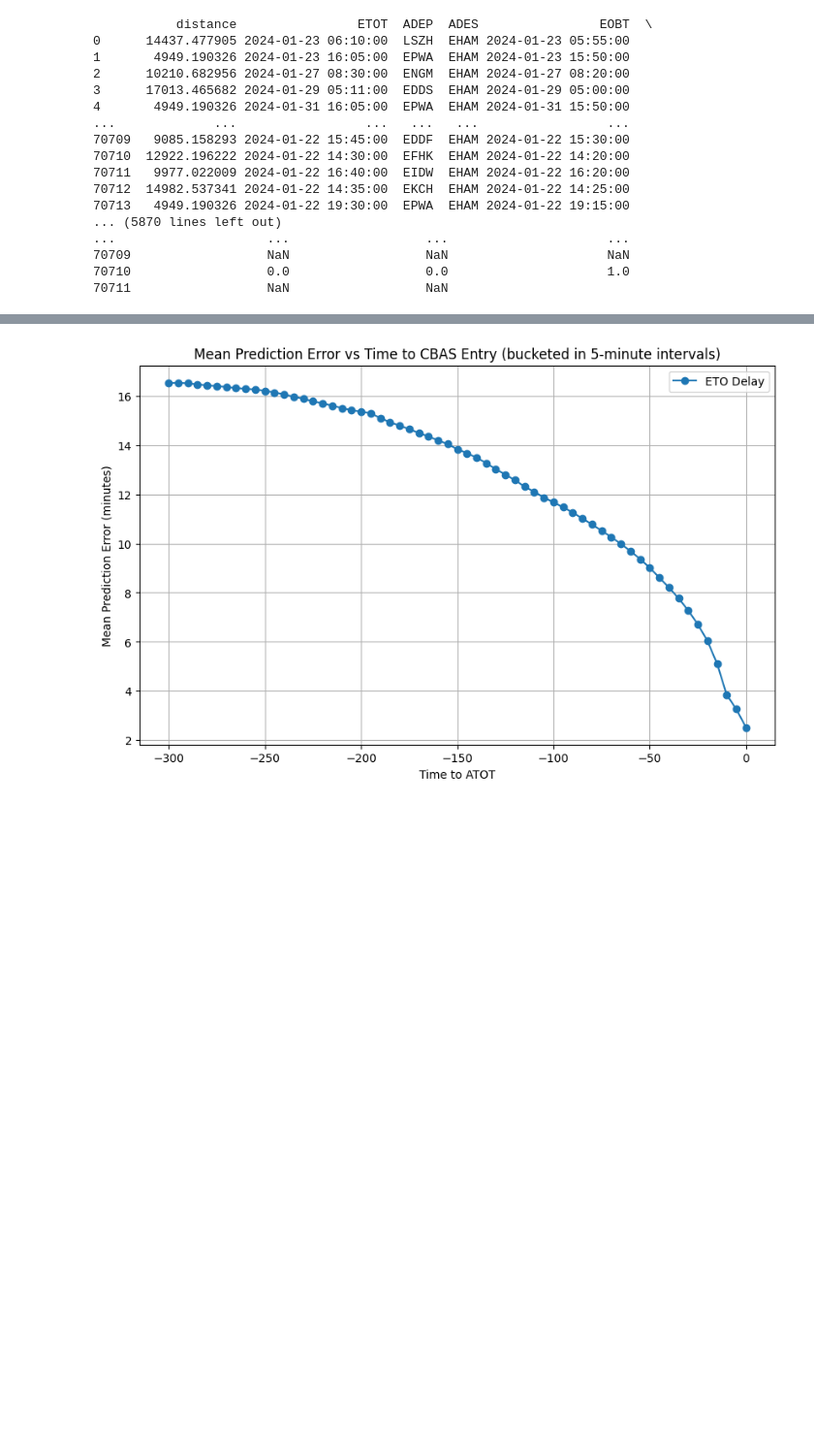
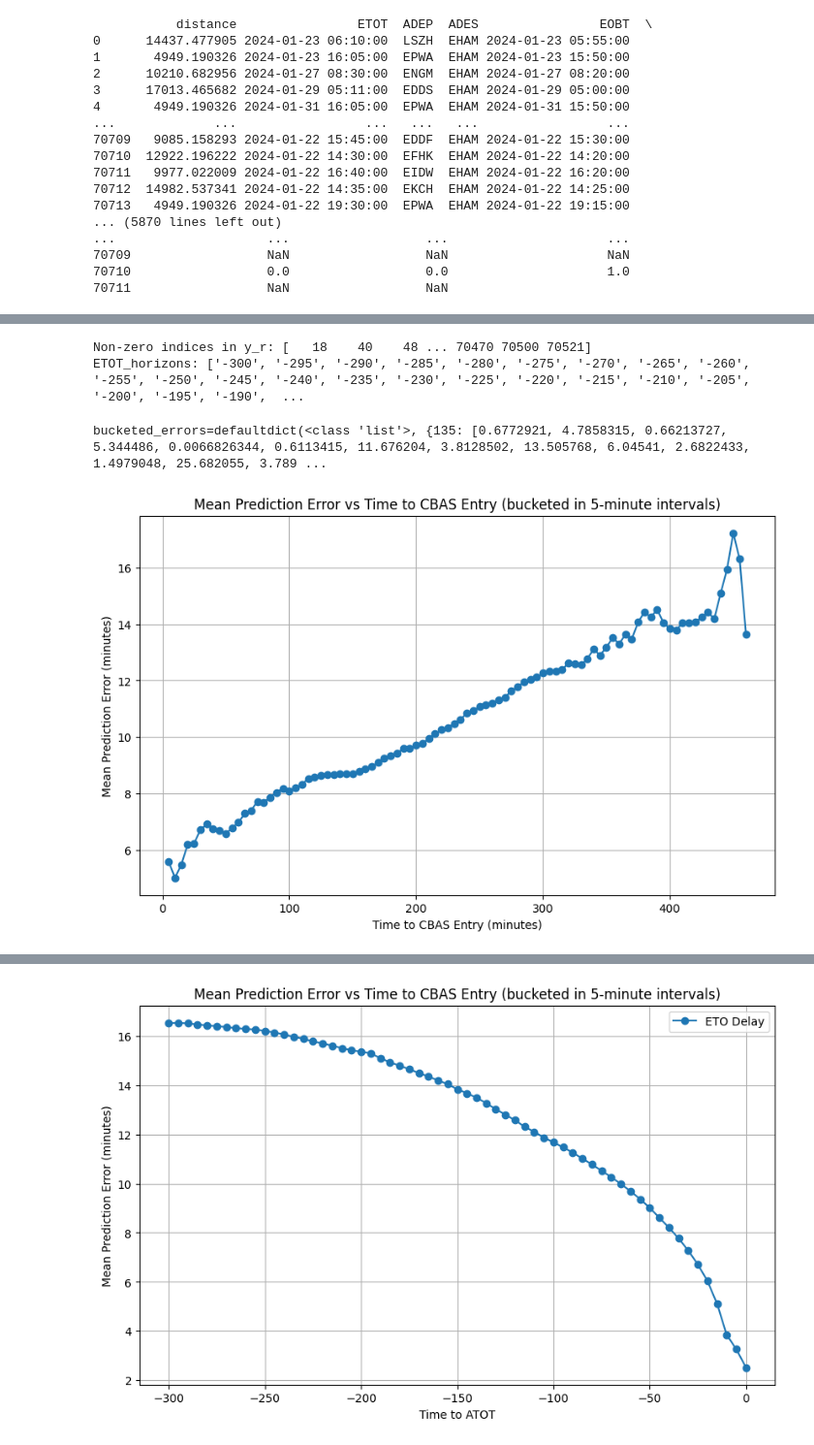
Before and after one commit to 0578Tex/AirTrafficDelay, a Jupyter notebook: analysis.ipynb, the cells around one changed output, grey strips where cells are left out. Shown at 97% size. Saved outputs shown, nothing was run; the diff lists cells and outputs as text; code cells hidden in the pictures; blank space fills up the shorter version.

```diff
--- a/analysis.ipynb
+++ b/analysis.ipynb
@@ -110,3 +112,81 @@ ETOT_horizons: ['-300', '-295', '-290', '-285', '-280', '-275', '-270', '-265',
+# %%
+warnings.filterwarnings("ignore", category=UserWarning)
+from tqdm import tqdm
+from lstm import LSTMRollingForecaster
+from collections import defaultdict
+import matplotlib.pyplot as plt
+warnings.filterwarnings("ignore", category=UserWarning)
+
+# Initialize variables
+ap = []
+target_length = 61  # Target length for each error array
+start_idx, end_idx = -10000, -9000  # Define your index range as variables5
+# start_idx, end_idx = 16000, 16500  # Define your index range as variables
+
+# Debug: Print initial data for checking
+print(f'Non-zero indices in y_r: {np.where(y_r == 1)[0]}')
+print(f'ETOT_horizons: {ETOT_horizons}')
+error_dict = {}
+
+# Loop through the specified range in `y_r`
+for fnr in tqdm(np.where((y_r <= 120))[0][start_idx:end_idx]):
+    # Create rolling forecaster instance
+    # print(f'{fnr=}')
+    recursive = LSTMRollingForecaster(best_model, data_prep, X_real[fnr], ETOT_horizons)
+    pred = recursive.rolling_forecast()
+    # print(f'{pred=}')
+    # Calculate absolute error per timestep
+    absolute_error_per_timestep = np.abs(pred[-target_length:] - y_r[fnr])[::-1]
+
+    clabel = [x.astype('timedelta64[s]').astype(int) / 60 for x in cbaslabels[fnr] if not np.isnat(x)][-target_length:][::-1]
+    # print(f'{len(clabel)=} {clabel}')
+    # print(f'{len(absolute_error_per_timestep)=} {absolute_error_per_timestep}')
+    if len(absolute_error_per_timestep) > len(clabel):
+        # print(f'{fnr=} {len(absolute_error_per_timestep)=} { len(clabel)=}')
+        absolute_error_per_timestep = absolute_error_per_timestep[-len(clabel):]
+        # continue
+    # Loop over the filtered `clabel` and `absolute_error_per_timestep`
+    for i in range(len(absolute_error_per_timestep)):
+        time_to_cbas = np.round(clabel[i],0)
+        if time_to_cbas not in error_dict:
+
+            error_dict[time_to_cbas] = []
+        error_dict[time_to_cbas].append(absolute_error_per_timestep[i])
+        # print(f'{error_dict=}')
+    # break
+
+bucketed_errors = defaultdict(list)
+for time_in_seconds, errors in error_dict.items():
+    time_in_minutes = time_in_seconds   # Convert seconds to minutes
+    bucket = int(time_in_minutes // 5) * 5   # Group into 5-minute buckets
+    bucketed_errors[bucket].extend(errors)   # Aggregate errors within the bucket
+
+# Compute the mean error for each bucket
+mean_errors_by_bucket = {bucket: np.nanmean(errors) for bucket, errors in bucketed_errors.items()}
+
+# Sort the buckets
+sorted_buckets = sorted(mean_errors_by_bucket.items())
+print(f'{bucketed_errors=}')
+# Extract sorted times and mean errors for plotting
+times = [item[0] for item in sorted_buckets]
+errors = [item[1] for item in sorted_buckets]
+
+# Plot the results
+plt.figure(figsize=(10, 6))
+plt.plot(times[:-10], errors[:-10], marker='o', linestyle='-')
+plt.title("Mean Prediction Error vs Time to CBAS Entry (bucketed in 5-minute intervals)")
+plt.xlabel("Time to CBAS Entry (minutes)")
+plt.ylabel("Mean Prediction Error (minutes)")
+plt.grid(True)
+plt.show()
+
+
+# Calculate mean absolute error (MAE) per timestep, ignoring NaNs in the calculation
+# %% [output]
+Non-zero indices in y_r: [   18    40    48 ... 70470 70500 70521]
+ETOT_horizons: ['-300', '-295', '-290', '-285', '-280', '-275', '-270', '-265', '-260', '-255', '-250', '-245', '-240', '-235', '-230', '-225', '-220', '-215', '-210', '-205', '-200', '-195', '-190',  ...
+bucketed_errors=defaultdict(<class 'list'>, {135: [0.6772921, 4.7858315, 0.66213727, 5.344486, 0.0066826344, 0.6113415, 11.676204, 3.8128502, 13.505768, 6.04541, 2.6822433, 1.4979048, 25.682055, 3.789 ...
+[figure, added]
 # %%
 warnings.filterwarnings("ignore", category=UserWarning)
 warnings.simplefilter(action='ignore', category=pd.errors.PerformanceWarning)
```
Also changed, not shown: parts of 5 cells of this notebook, 9 other files.
